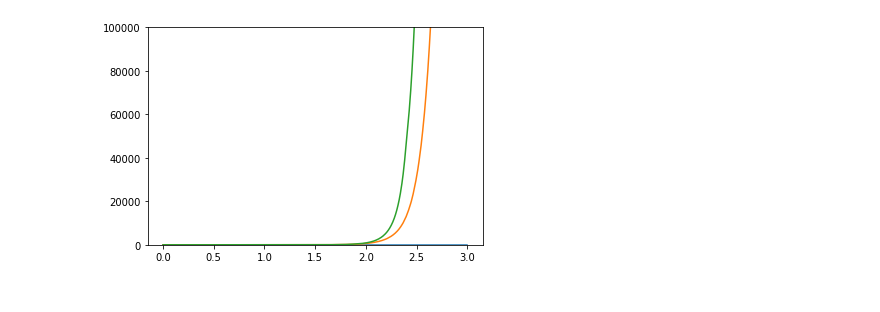
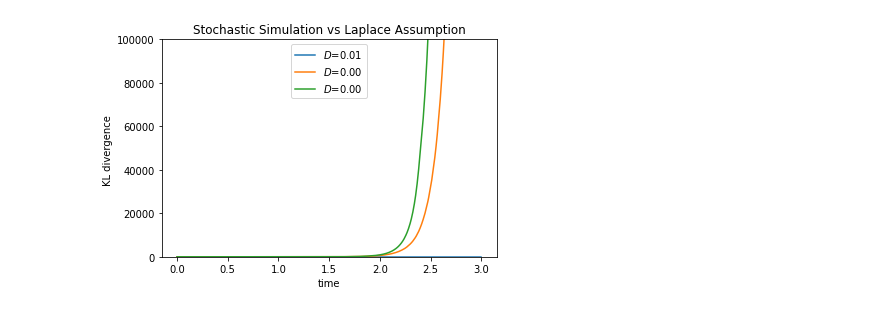
Before and after one commit to AdrianGuel/StochasticProcesses, a Jupyter notebook: CubicvsLA.ipynb, the cells around one changed output. Cells and saved outputs as stored; diff of their text form; code cells hidden in the pictures.

```diff
--- a/CubicvsLA.ipynb
+++ b/CubicvsLA.ipynb
@@ -104,8 +84,13 @@ for k in range(0,len(g)):
     pla[:,i]=torch.tensor(stats.norm.pdf(x, M[i,0], np.sqrt(M[i,1])))
     KL[k,i]=F.kl_div(pla[:,i],pdf[:,i].exp(),reduction='batchmean')
 for i in range(0,len(g)):
-  plt.plot(t,KL[i,:])
+  txt = "$\gamma$={:.2f}".format(g[i])
+  plt.plot(t,KL[i,:],label=txt)
 plt.ylim([0, 1e5])
+plt.title('Stochastic Simulation vs Laplace Assumption')
+plt.xlabel('time')
+plt.ylabel('KL divergence ')
+plt.legend(loc="upper center")
 plt.show()
 #save to plot in MATLAB
 mdict = {"KL_div" : KL, "t": t, "gamma": g, "D": Dx}
@@ -116,32 +101,37 @@ savemat("SSvsLAg.mat", mdict)
 #Stochastic simulation and kernel density estimation comparison SSvsLA changing D
 Di=[0.1**2,0.01**2,0.001**2]
 KL= torch.zeros([len(Di),t_size])
 for k in range(0,len(Di)):
   torch.cuda.empty_cache()
   sde = SDE(gamma,np.sqrt(Di[k])).to(gpu)
   ts = ts.to(gpu)
   y0 = y0.to(gpu)
   pdf= torch.zeros([x_size, t_size])
   pdf=pdf.to(gpu)
   #LA
   M = odeint(f, f0, t, args=(gamma, Di[k]))
   #Solution on GPU of the stochastic differential equation
   with torch.no_grad():
       ys = torchsde.sdeint(sde, y0, ts, method='srk',adaptive=True)
   samples = ys.squeeze().t().cpu()
   #Kernel density estimation
   for i in range(0,t_size):
     y = FFTKDE(kernel='gaussian', bw='silverman').fit(samples[:,i].cpu().detach().numpy()).evaluate(x)
     pdf[:,i] = torch.from_numpy(y)
     pla[:,i]=torch.tensor(stats.norm.pdf(x, M[i,0], np.sqrt(M[i,1])))
     KL[k,i]=F.kl_div(pla[:,i],pdf[:,i].exp(),reduction='batchmean')
 for i in range(0,len(Di)):
-  plt.plot(t,KL[i,:])
+  txt = "$D$={:.2f}".format(Di[i])
+  plt.plot(t,KL[i,:],label=txt)
 plt.ylim([0, 1e5])
+plt.title('Stochastic Simulation vs Laplace Assumption')
+plt.xlabel('time')
+plt.ylabel('KL divergence ')
+plt.legend(loc="upper center")
 plt.show()
 
 #save to plot in MATLAB
 mdict = {"KL_div" : KL, "t": t, "gamma": gamma, "D": Di}
 savemat("SSvsLAD.mat", mdict)
 # %% [output]
-[figure, old version]
+[figure, new version]
```
Also changed, not shown: parts of 2 cells of this notebook.
